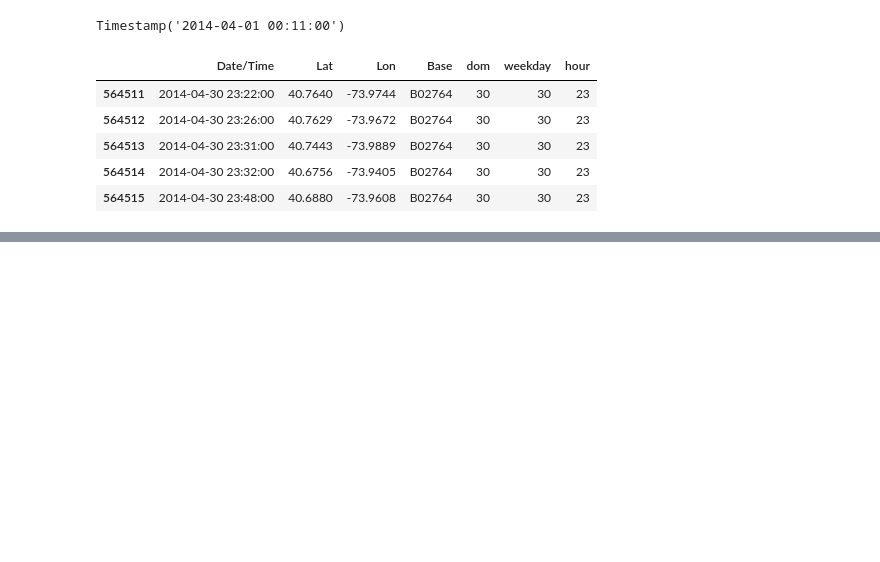
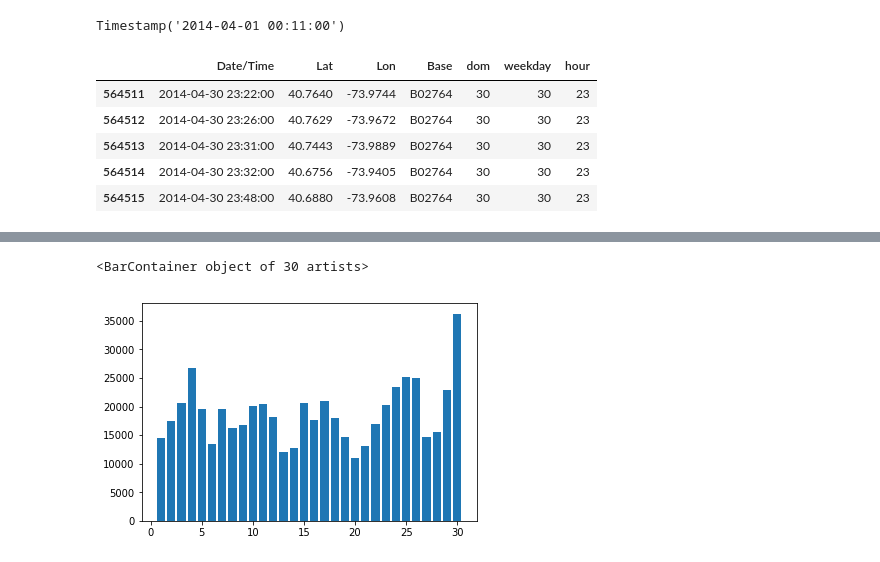
Before and after one commit to monica2702/Uber_DataAnalytics, a Jupyter notebook: Uber_DataAnalytics.ipynb, the cells around one changed output, grey strips where cells are left out. Cells and saved outputs as stored; diff of their text form; code cells hidden in the pictures; blank space fills up the shorter version.

```diff
--- a/Uber_DataAnalytics.ipynb
+++ b/Uber_DataAnalytics.ipynb
@@ -144,0 +225,5 @@ data.tail()
+# %%
+bar(range(1,31), by_date)
+# %% [output]
+<BarContainer object of 30 artists>
+[figure, added]
```
Also changed, not shown: parts of 12 cells of this notebook.
